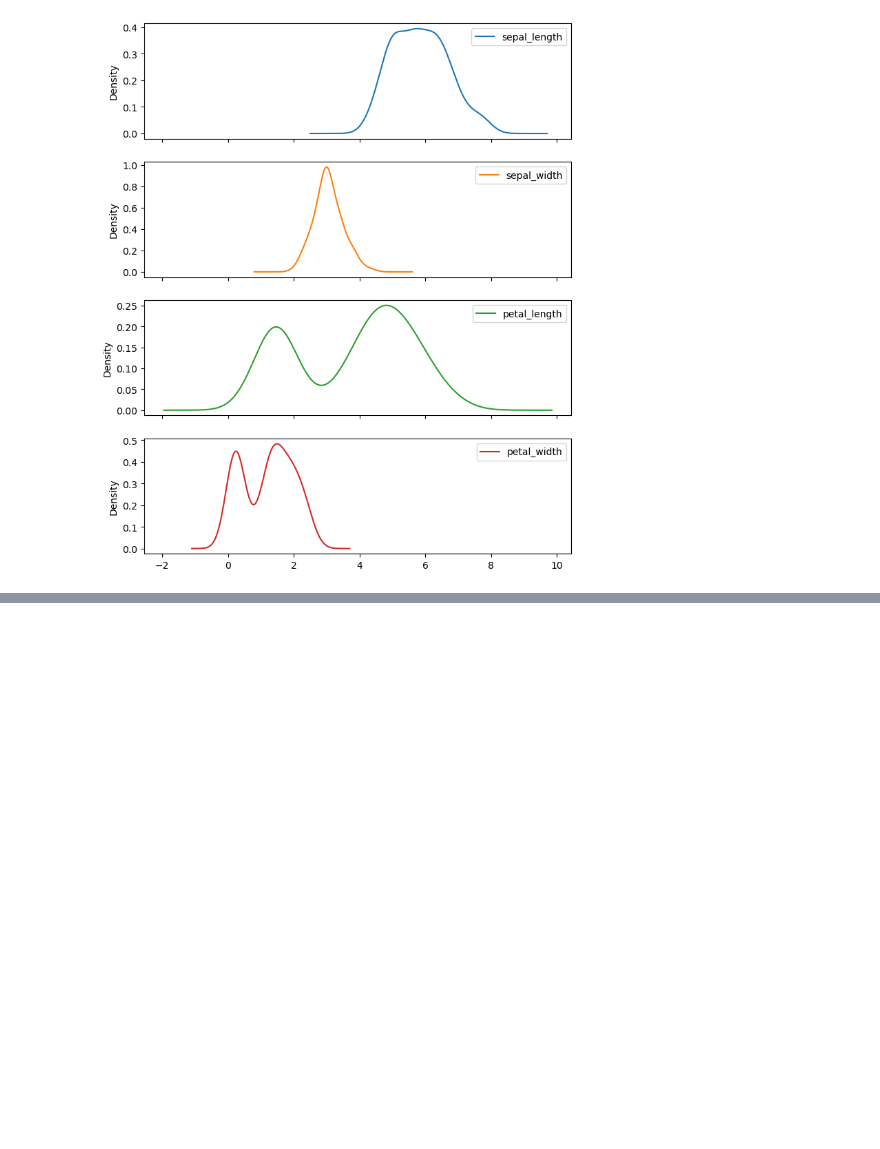
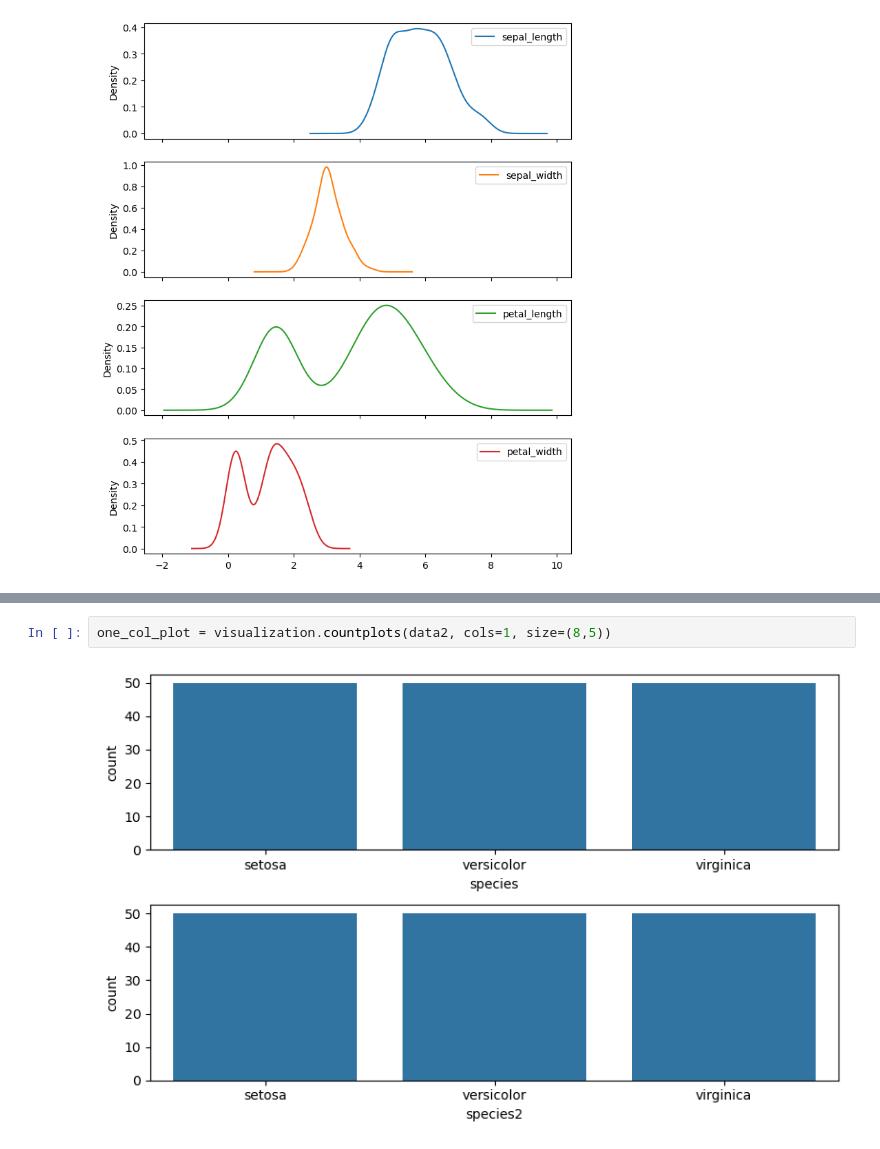
Before and after one commit to ivankching/workflow-utils, a Jupyter notebook: test_notebook.ipynb, the cells around one changed output, grey strips where cells are left out. Cells and saved outputs as stored; diff of their text form; blank space fills up the shorter version.

```diff
--- a/test_notebook.ipynb
+++ b/test_notebook.ipynb
@@ -16,0 +41,4 @@ _ = visualization.kdes(data,  size=(8,10))
+# %%
+one_col_plot = visualization.countplots(data2, cols=1, size=(8,5))
+# %% [output]
+[figure, added]
```
Also changed, not shown: parts of 13 cells of this notebook, 1 other file.
